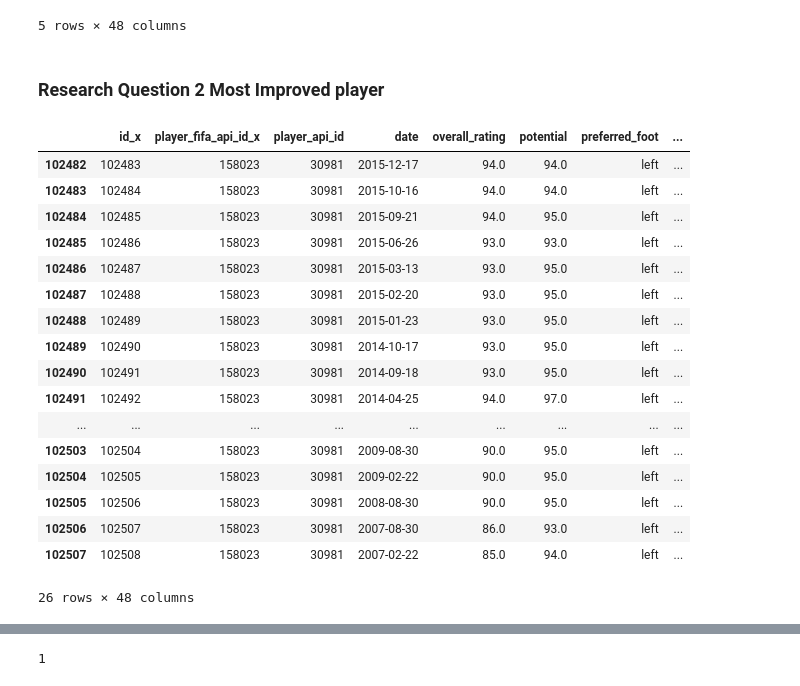
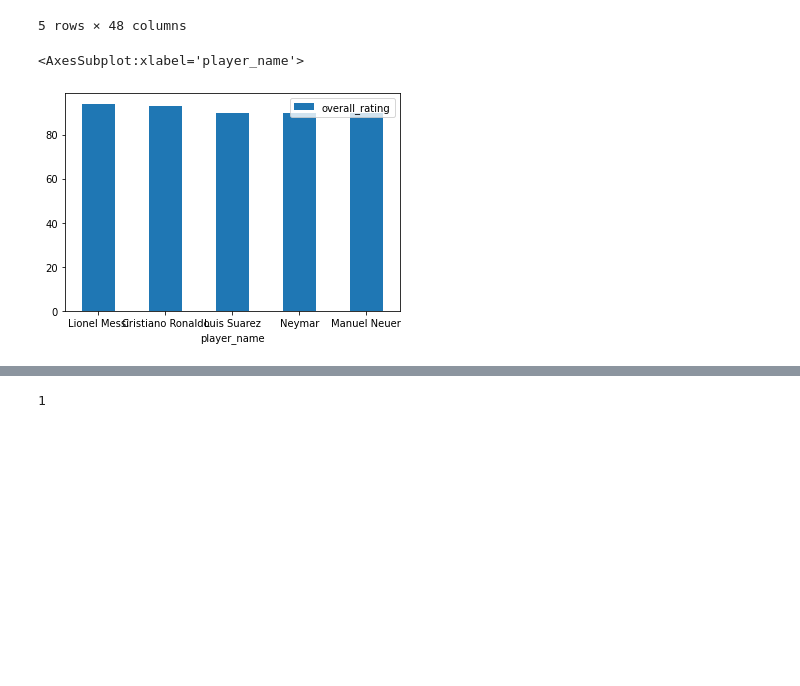
Before and after one commit to Nouh-Abukar/Investigate-a-Dataset, a Jupyter notebook: Investigate_a_Dataset.ipynb, the cells around one changed output, grey strips where cells are left out. Cells and saved outputs as stored; diff of their text form; code cells hidden in the pictures; blank space fills up the shorter version.

```diff
--- a/Investigate_a_Dataset.ipynb
+++ b/Investigate_a_Dataset.ipynb
@@ -586,7 +255,12 @@ df_recent_player_rating.sort_values(by=['overall_rating'], ascending=False).head
 | 131464 | 131465 | 190871 | 19533 | 2016-02-04 | 90.0 | 94.0 | right | ... |
 | 109033 | 109034 | 167495 | 27299 | 2016-04-21 | 90.0 | 90.0 | right | ... |
 5 rows × 48 columns
+# %%
+df_top5 = df_recent_player_rating.sort_values(by=['overall_rating'],ascending=False).head(5)
+# %%
+df_top5.plot.bar(x='player_name', y='overall_rating', rot=0)
+# %% [output]
+<AxesSubplot:xlabel='player_name'>
+[figure, added]
 # %%
 #Top 5 players Lionel Messi, Cristiano Ronaldo, Luis Suarez, Neymar, Manuel Neuer
-# %% [markdown]
-### Research Question 2 Most Improved player
@@ -595,21 +266,0 @@ df_recent_player_rating.sort_values(by=['overall_rating'], ascending=False).head
-# %%
-df_player_ratings.loc[df_player_ratings['player_fifa_api_id_x'] == 158023]
-# %% [output]
-|  | id_x | player_fifa_api_id_x | player_api_id | date | overall_rating | potential | preferred_foot | ... |
-| 102482 | 102483 | 158023 | 30981 | 2015-12-17 | 94.0 | 94.0 | left | ... |
-| 102483 | 102484 | 158023 | 30981 | 2015-10-16 | 94.0 | 94.0 | left | ... |
-| 102484 | 102485 | 158023 | 30981 | 2015-09-21 | 94.0 | 95.0 | left | ... |
-| 102485 | 102486 | 158023 | 30981 | 2015-06-26 | 93.0 | 93.0 | left | ... |
-| 102486 | 102487 | 158023 | 30981 | 2015-03-13 | 93.0 | 95.0 | left | ... |
-| 102487 | 102488 | 158023 | 30981 | 2015-02-20 | 93.0 | 95.0 | left | ... |
-| 102488 | 102489 | 158023 | 30981 | 2015-01-23 | 93.0 | 95.0 | left | ... |
-| 102489 | 102490 | 158023 | 30981 | 2014-10-17 | 93.0 | 95.0 | left | ... |
-| 102490 | 102491 | 158023 | 30981 | 2014-09-18 | 93.0 | 95.0 | left | ... |
-| 102491 | 102492 | 158023 | 30981 | 2014-04-25 | 94.0 | 97.0 | left | ... |
-| ... | ... | ... | ... | ... | ... | ... | ... | ... |
-| 102503 | 102504 | 158023 | 30981 | 2009-08-30 | 90.0 | 95.0 | left | ... |
-| 102504 | 102505 | 158023 | 30981 | 2009-02-22 | 90.0 | 95.0 | left | ... |
-| 102505 | 102506 | 158023 | 30981 | 2008-08-30 | 90.0 | 95.0 | left | ... |
-| 102506 | 102507 | 158023 | 30981 | 2007-08-30 | 86.0 | 93.0 | left | ... |
-| 102507 | 102508 | 158023 | 30981 | 2007-02-22 | 85.0 | 94.0 | left | ... |
-26 rows × 48 columns
```
Also changed, not shown: parts of 138 cells of this notebook.
